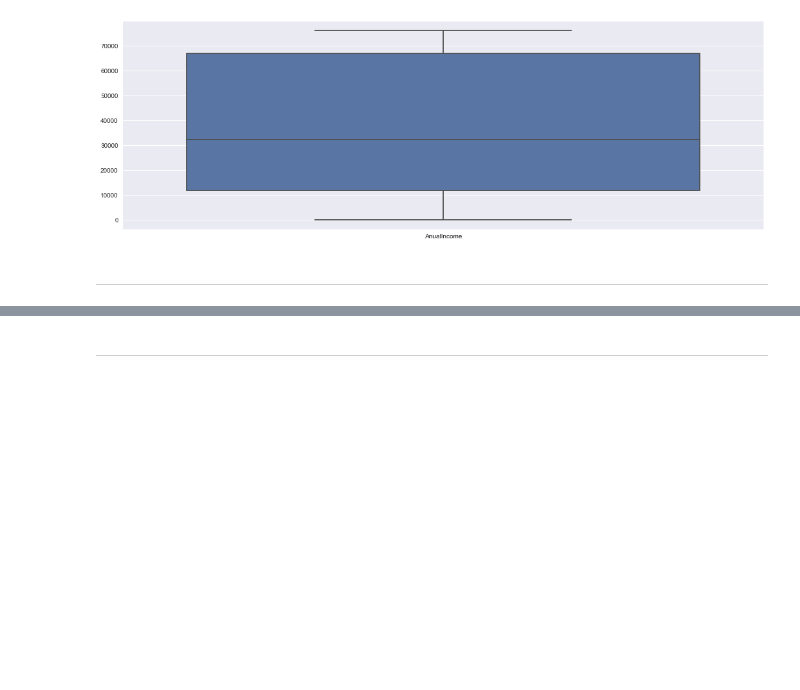
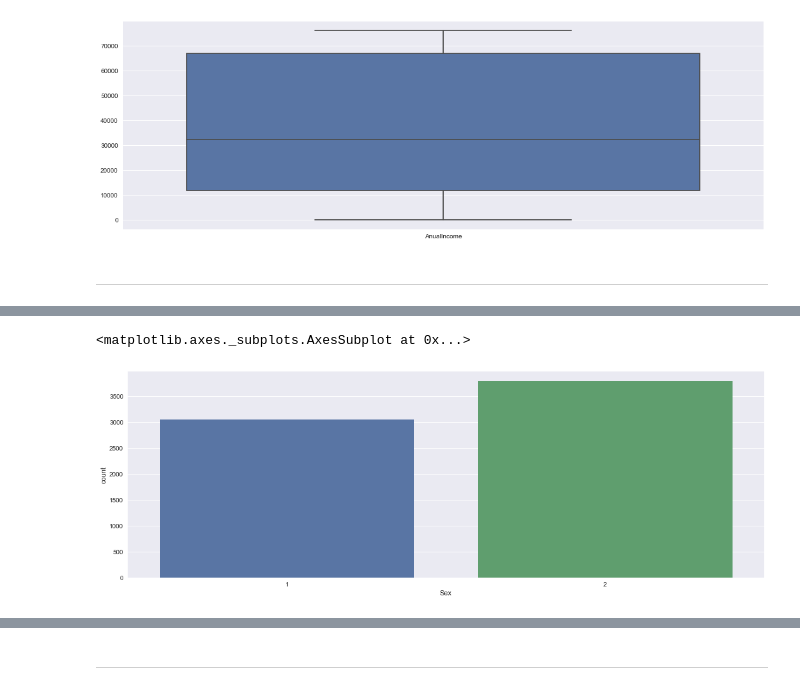
Before and after one commit to AndyDeNike/RMOTR, a Jupyter notebook: projects/data-science/ds-unit-1-marketing/Project - Marketing Analysis.ipynb, the cells around one changed output, grey strips where cells are left out. Cells and saved outputs as stored; diff of their text form; code cells hidden in the pictures; blank space fills up the shorter version.

Commit message:
Added countplots for Sex/Education

```diff
--- a/projects/data-science/ds-unit-1-marketing/Project - Marketing Analysis.ipynb
+++ b/projects/data-science/ds-unit-1-marketing/Project - Marketing Analysis.ipynb
@@ -293,0 +290,5 @@ sns.boxplot(data=df['AnualIncome'].to_frame())
+# %%
+sns.countplot(x='Sex', data=df)
+# %% [output]
+<matplotlib.axes._subplots.AxesSubplot at 0x...>
+[figure, added]
```
Also changed, not shown: parts of 3 cells of this notebook.
